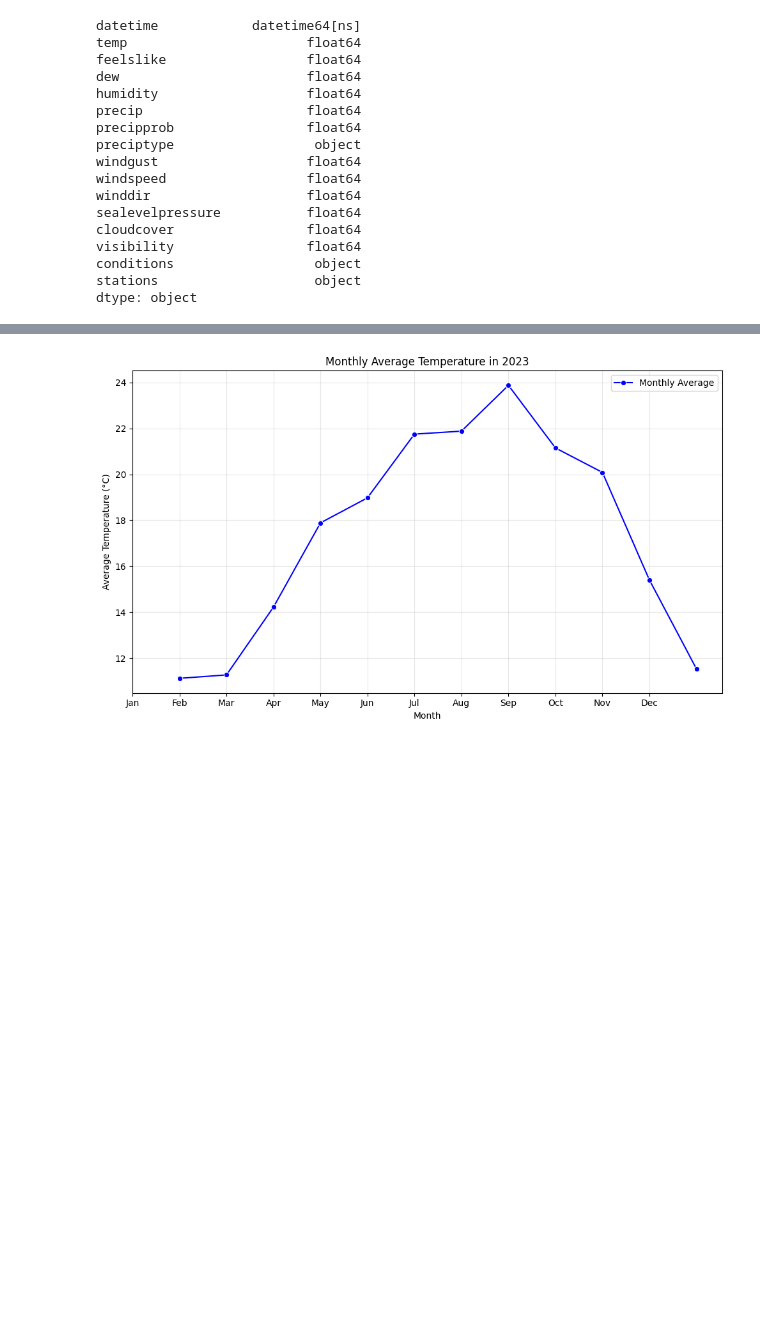
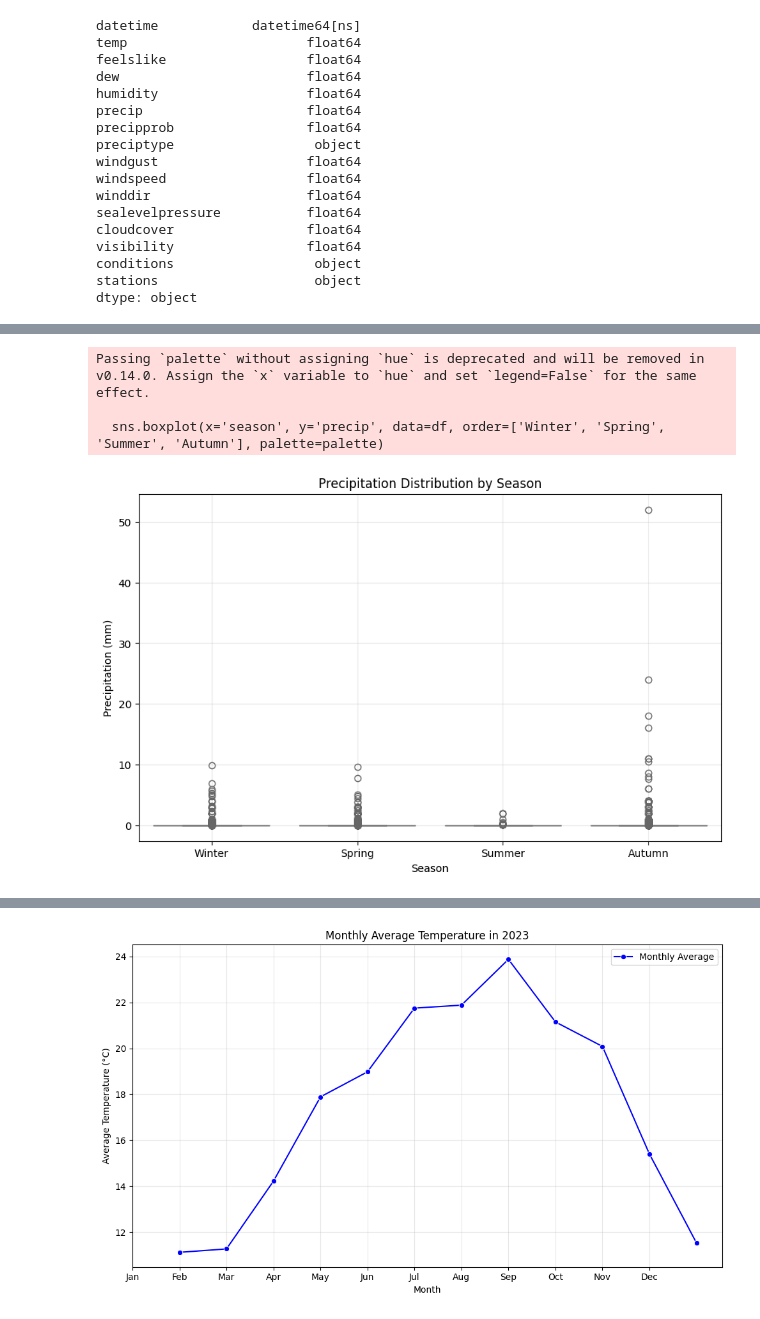
Before and after one commit to joanacarvalheiro/Seasonality, a Jupyter notebook: analise_exploratoria/meterology.ipynb, the cells around one changed output, grey strips where cells are left out. Drawn from its saved outputs; the diff is of its cells as text; code cells hidden in the pictures; blank space fills up the shorter version.

```diff
--- a/analise_exploratoria/meterology.ipynb
+++ b/analise_exploratoria/meterology.ipynb
@@ -104,0 +130,24 @@ Passing `palette` without assigning `hue` is deprecated and will be removed in v
+# %%
+# Função para o boxplot de precipitação por estação
+def plot_precipitation_by_season(df):
+    df['season'] = df['datetime'].map(get_season)
+
+    # Criar um boxplot para precipitação por estação
+    palette = sns.color_palette('coolwarm', 4)  # Gera 4 cores da paleta coolwarm
+    palette[2], palette[3] = palette[3], palette[2]  # Troca as cores do verão e do outono
+
+    # Criar o boxplot
+    plt.figure(figsize=(10, 6))
+    sns.boxplot(x='season', y='precip', data=df, order=['Winter', 'Spring', 'Summer', 'Autumn'], palette=palette)
+    plt.title('Precipitation Distribution by Season')
+    plt.xlabel('Season')
+    plt.ylabel('Precipitation (mm)')
+    plt.grid(alpha=0.3)
+    plt.show()
+# %%
+plot_precipitation_by_season(df)
+# %% [output]
+Passing `palette` without assigning `hue` is deprecated and will be removed in v0.14.0. Assign the `x` variable to `hue` and set `legend=False` for the same effect.
+
+  sns.boxplot(x='season', y='precip', data=df, order=['Winter', 'Spring', 'Summer', 'Autumn'], palette=palette)
+[figure, added]
```
Also changed, not shown: parts of 7 cells of this notebook.
